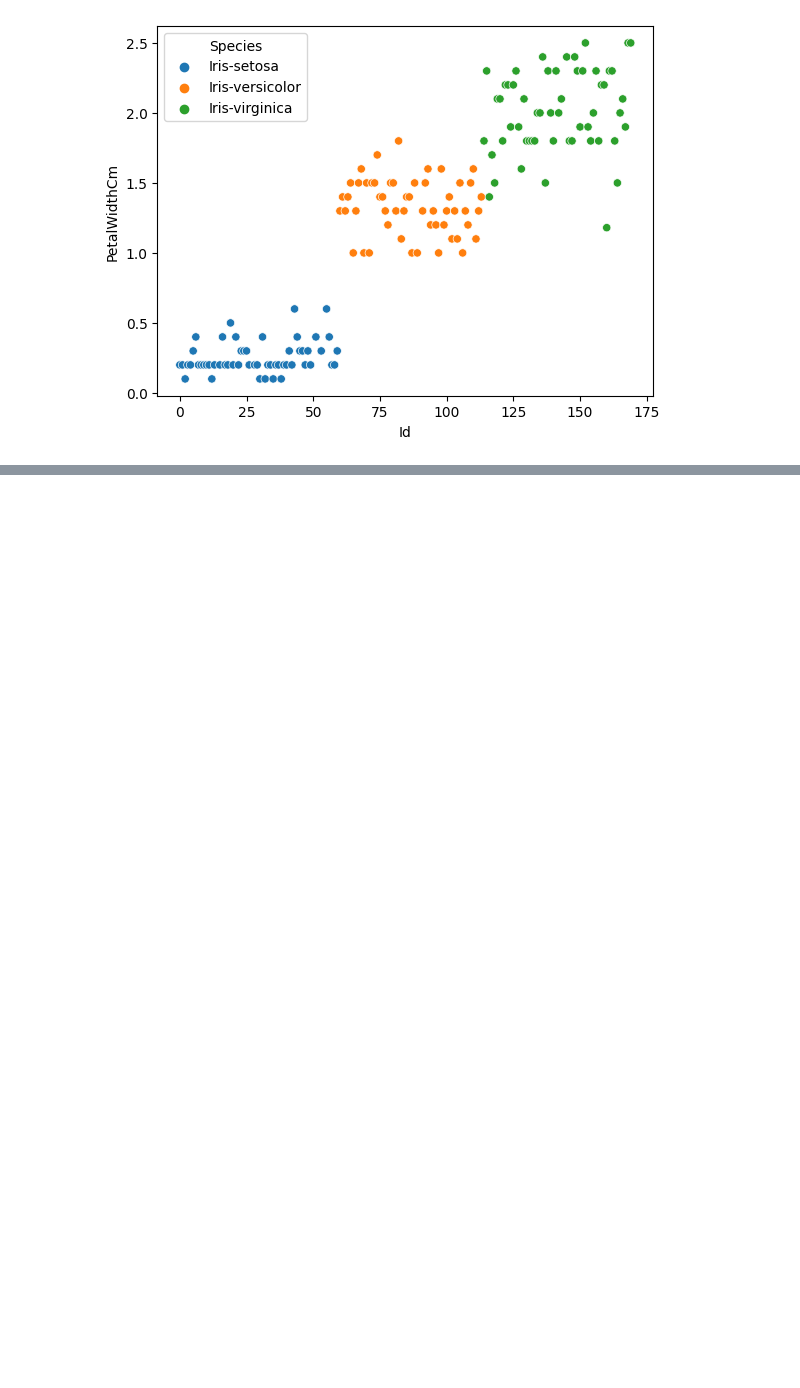
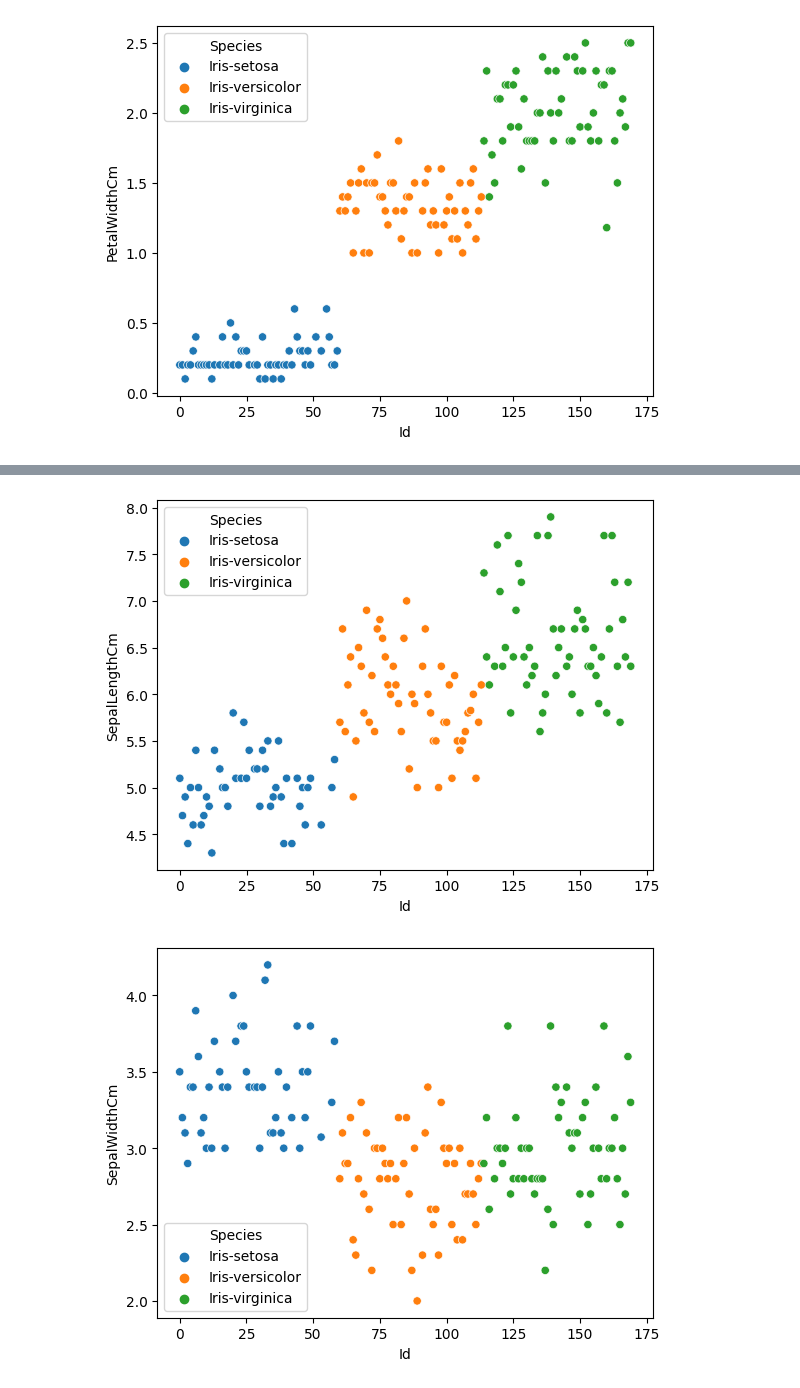
Before and after one commit to Burakabdi/Iris_Machine_Learning, a Jupyter notebook: code.ipynb, the cells around one changed output, grey strips where cells are left out. Cells and saved outputs as stored; diff of their text form; code cells hidden in the pictures; blank space fills up the shorter version.

```diff
--- a/code.ipynb
+++ b/code.ipynb
@@ -183,0 +184,22 @@ for column in df.columns[1:-1]:
+# %%
+for column in df.columns[1:-1]:
+    for spec in df["Species"].unique():
+        selected_spec = df[df["Species"] == spec]
+        selected_column = selected_spec[column]
+
+        q1 = selected_column.quantile(0.25)
+        q3 = selected_column.quantile(0.75)
+
+        iqr = q3 - q1
+        minimum = q1 - (1.5 * iqr)
+        maximum = q3 + (1.5 * iqr)
+
+        print(column, spec, "| min= ", minimum, "max= ", maximum)
+
+        max_index = df[(df["Species"] == spec) & (df[column] > maximum)].index
+        print(max_index)
+        min_index = df[(df["Species"] == spec) & (df[column] < minimum)].index
+        print(min_index)
+
+        df.drop(index=max_index, inplace=True)
+        df.drop(index=min_index, inplace=True)
@@ -183,0 +224,7 @@ for column in df.columns[1:-1]:
+# %%
+for column in df.columns[1:-1]:
+    sns.scatterplot(data=df, x="Id", y=column, hue="Species")
+    plt.show()
+# %% [output]
+[figure, added]
+[figure, added]
```
Also changed, not shown: parts of 3 cells of this notebook, 1 other file.
